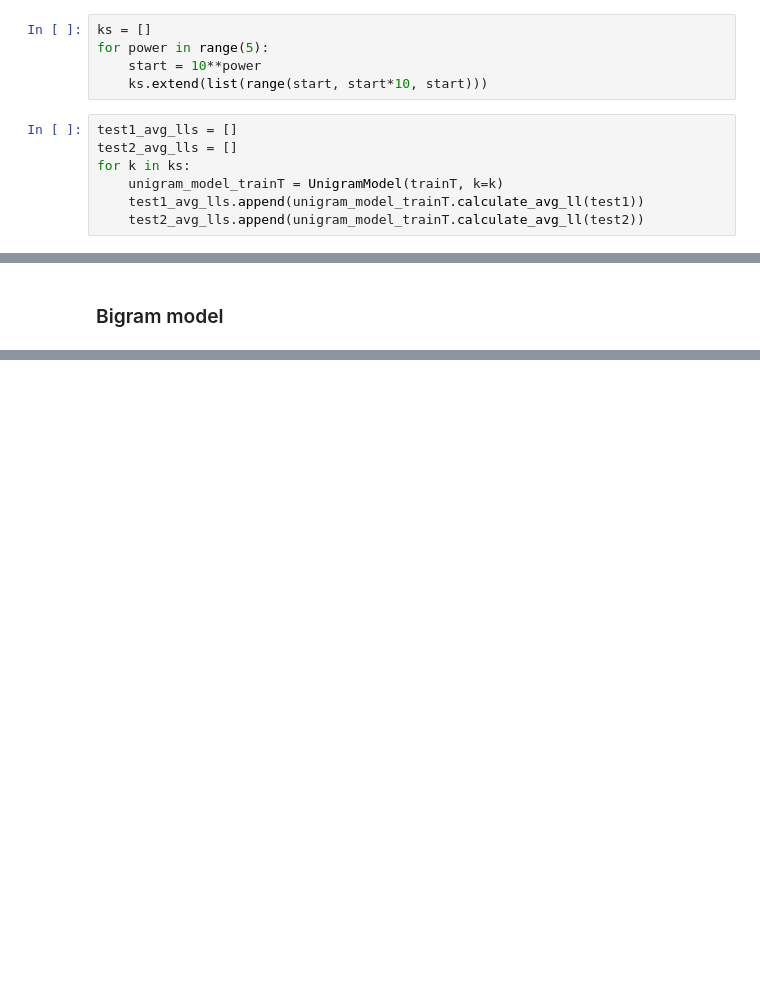
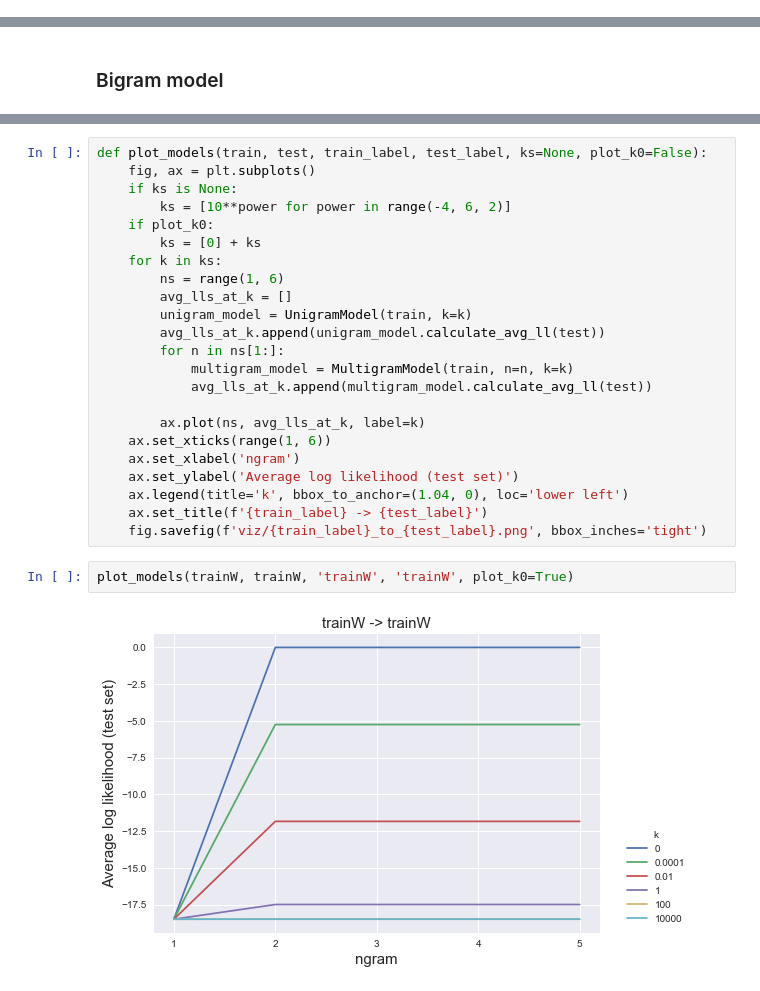
Before and after one commit to khanhnguyendata/ngram, a Jupyter notebook: ngram_models.ipynb, the cells around one changed output, grey strips where cells are left out. Saved outputs shown, nothing was run; the diff lists cells and outputs as text; blank space fills up the shorter version.

```diff
--- a/ngram_models.ipynb
+++ b/ngram_models.ipynb
@@ -49,12 +62,0 @@ Laplace smoothing as interpolation
-# %%
-ks = []
-for power in range(5):
-    start = 10**power
-    ks.extend(list(range(start, start*10, start)))
-# %%
-test1_avg_lls = []
-test2_avg_lls = []
-for k in ks:
-    unigram_model_trainT = UnigramModel(trainT, k=k)
-    test1_avg_lls.append(unigram_model_trainT.calculate_avg_ll(test1))
-    test2_avg_lls.append(unigram_model_trainT.calculate_avg_ll(test2))
@@ -142,0 +89,27 @@ bigram_model_debug.calculate_avg_ll(test_debug)
+# %%
+def plot_models(train, test, train_label, test_label, ks=None, plot_k0=False):
+    fig, ax = plt.subplots()
+    if ks is None:
+        ks = [10**power for power in range(-4, 6, 2)]
+    if plot_k0:
+        ks = [0] + ks
+    for k in ks:
+        ns = range(1, 6)
+        avg_lls_at_k = []
+        unigram_model = UnigramModel(train, k=k)
+        avg_lls_at_k.append(unigram_model.calculate_avg_ll(test))
+        for n in ns[1:]:
+            multigram_model = MultigramModel(train, n=n, k=k)
+            avg_lls_at_k.append(multigram_model.calculate_avg_ll(test))
+
+        ax.plot(ns, avg_lls_at_k, label=k)
+    ax.set_xticks(range(1, 6))
+    ax.set_xlabel('ngram')
+    ax.set_ylabel('Average log likelihood (test set)')
+    ax.legend(title='k', bbox_to_anchor=(1.04, 0), loc='lower left')
+    ax.set_title(f'{train_label} -> {test_label}')
+    fig.savefig(f'viz/{train_label}_to_{test_label}.png', bbox_inches='tight')
+# %%
+plot_models(trainW, trainW, 'trainW', 'trainW', plot_k0=True)
+# %% [output]
+[figure, added]
```
Also changed, not shown: parts of 41 cells of this notebook, 9 other files.
